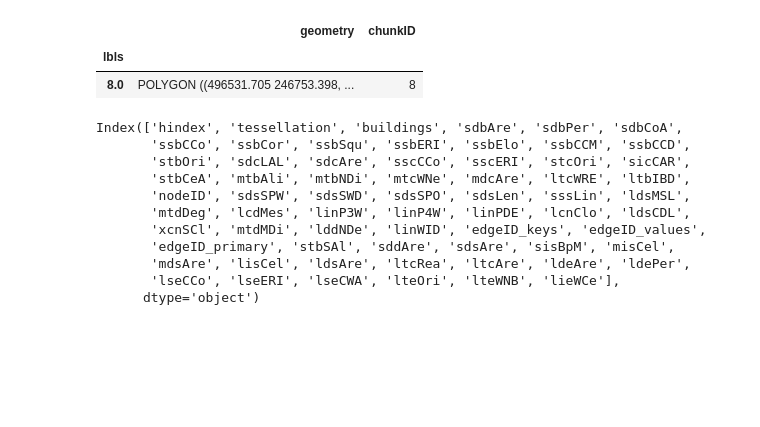
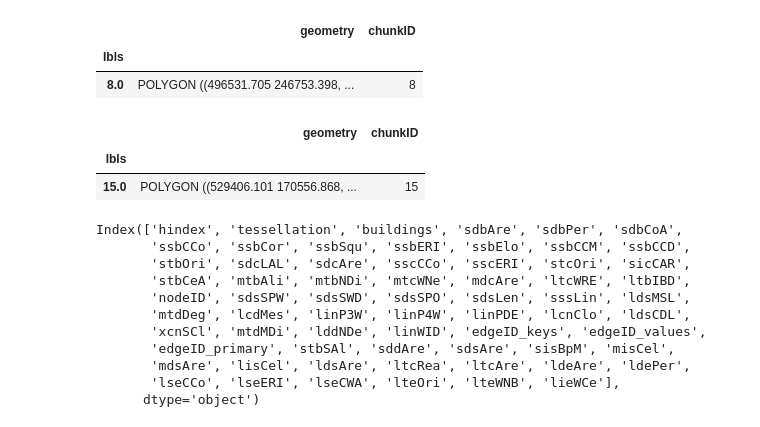
Before and after one commit to urbangrammarai/spatial_signatures, a Jupyter notebook: clusters/northhampton.ipynb, the cells around one changed output. Saved outputs shown, nothing was run; the diff lists cells and outputs as text; code cells hidden in the pictures; blank space fills up the shorter version.

```diff
--- a/clusters/northhampton.ipynb
+++ b/clusters/northhampton.ipynb
@@ -38,6 +38,13 @@ chunks[chunks.intersects(nhmptn[0])]
 |  | geometry | chunkID |
 | lbls |  |  |
 | 8.0 | POLYGON ((496531.705 246753.398, ... | 8 |
+# %%
+lon = gpd.GeoSeries([Point(-0.12807355616611568, 51.50604696235029)], crs=4326).to_crs(27700)
+chunks[chunks.intersects(lon[0])]
+# %% [output]
+|  | geometry | chunkID |
+| lbls |  |  |
+| 15.0 | POLYGON ((529406.101 170556.868, ... | 15 |
 # %%
 data = gpd.read_parquet("../../urbangrammar_samba/spatial_signatures/morphometrics/cells/cells_8.pq")
 # %%
```
Also changed, not shown: 7 other files.
